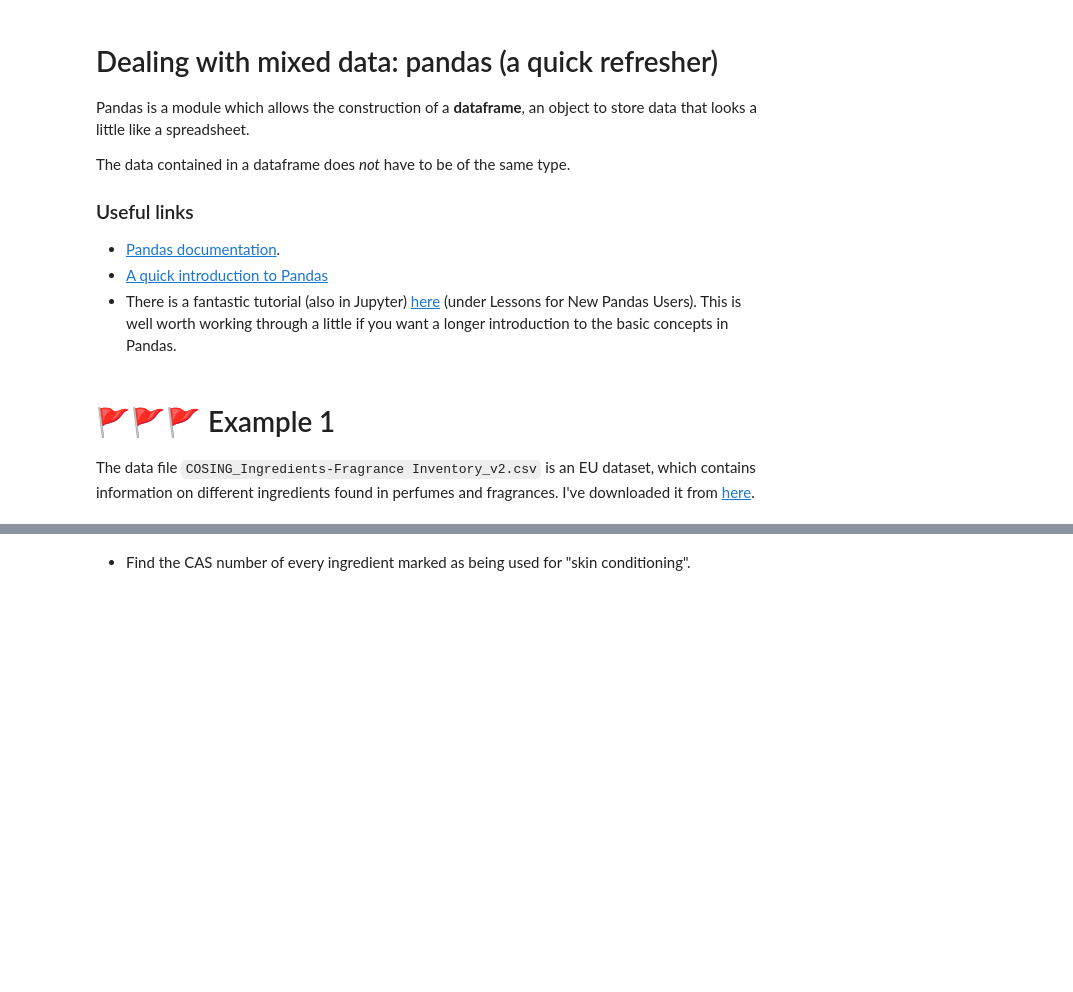
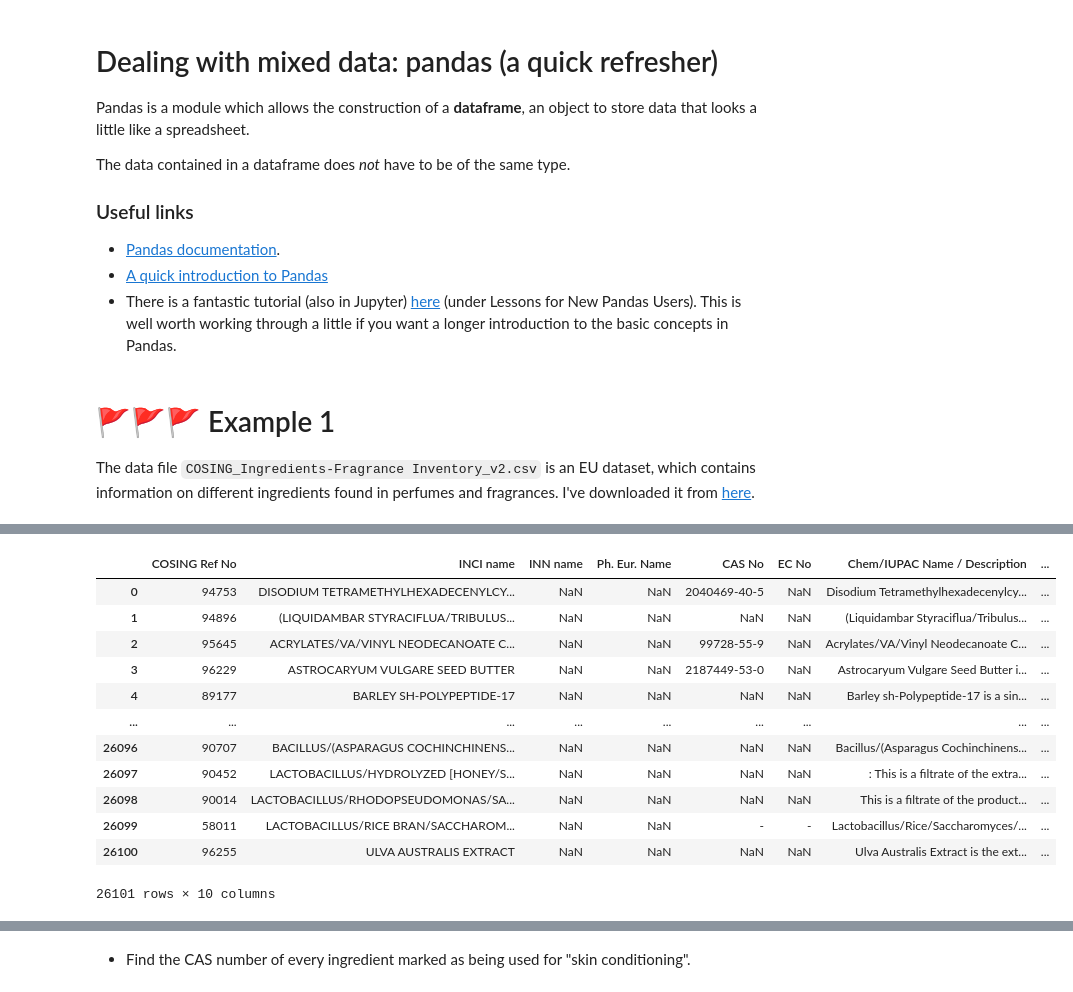
Before and after one commit to chdesvages/ddi-real-data-7mar23, a Jupyter notebook: presentation.ipynb, the cells around one changed output, grey strips where cells are left out. Saved outputs shown, nothing was run; the diff lists cells and outputs as text; code cells hidden in the pictures; blank space fills up the shorter version.

```diff
--- a/presentation.ipynb
+++ b/presentation.ipynb
@@ -74,0 +137,17 @@ frag.head(10)
+# %%
+# Conservative
+frag.dropna(how='all')
+# %% [output]
+|  | COSING Ref No | INCI name | INN name | Ph. Eur. Name | CAS No | EC No | Chem/IUPAC Name / Description | ... |
+| 0 | 94753 | DISODIUM TETRAMETHYLHEXADECENYLCY... | NaN | NaN | 2040469-40-5 | NaN | Disodium Tetramethylhexadecenylcy... | ... |
+| 1 | 94896 | (LIQUIDAMBAR STYRACIFLUA/TRIBULUS... | NaN | NaN | NaN | NaN | (Liquidambar Styraciflua/Tribulus... | ... |
+| 2 | 95645 | ACRYLATES/VA/VINYL NEODECANOATE C... | NaN | NaN | 99728-55-9 | NaN | Acrylates/VA/Vinyl Neodecanoate C... | ... |
+| 3 | 96229 | ASTROCARYUM VULGARE SEED BUTTER | NaN | NaN | 2187449-53-0 | NaN | Astrocaryum Vulgare Seed Butter i... | ... |
+| 4 | 89177 | BARLEY SH-POLYPEPTIDE-17 | NaN | NaN | NaN | NaN | Barley sh-Polypeptide-17 is a sin... | ... |
+| ... | ... | ... | ... | ... | ... | ... | ... | ... |
+| 26096 | 90707 | BACILLUS/(ASPARAGUS COCHINCHINENS... | NaN | NaN | NaN | NaN | Bacillus/(Asparagus Cochinchinens... | ... |
+| 26097 | 90452 | LACTOBACILLUS/HYDROLYZED [HONEY/S... | NaN | NaN | NaN | NaN | : This is a filtrate of the extra... | ... |
+| 26098 | 90014 | LACTOBACILLUS/RHODOPSEUDOMONAS/SA... | NaN | NaN | NaN | NaN | This is a filtrate of the product... | ... |
+| 26099 | 58011 | LACTOBACILLUS/RICE BRAN/SACCHAROM... | NaN | NaN | - | - | Lactobacillus/Rice/Saccharomyces/... | ... |
+| 26100 | 96255 | ULVA AUSTRALIS EXTRACT | NaN | NaN | NaN | NaN | Ulva Australis Extract is the ext... | ... |
+26101 rows × 10 columns
```
Also changed, not shown: parts of 25 cells of this notebook.
